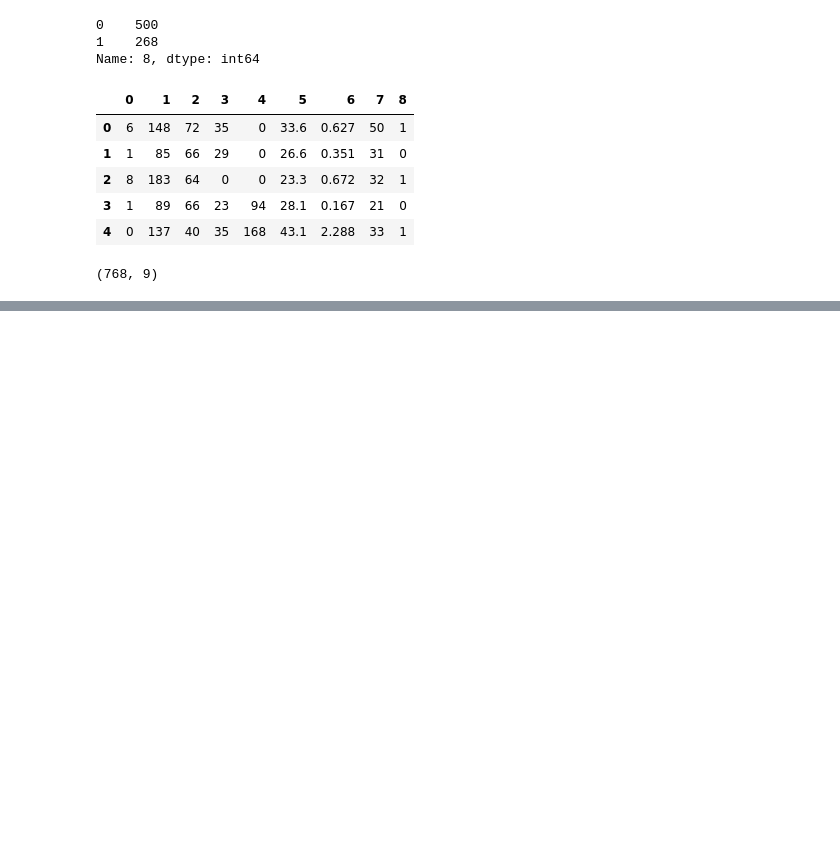
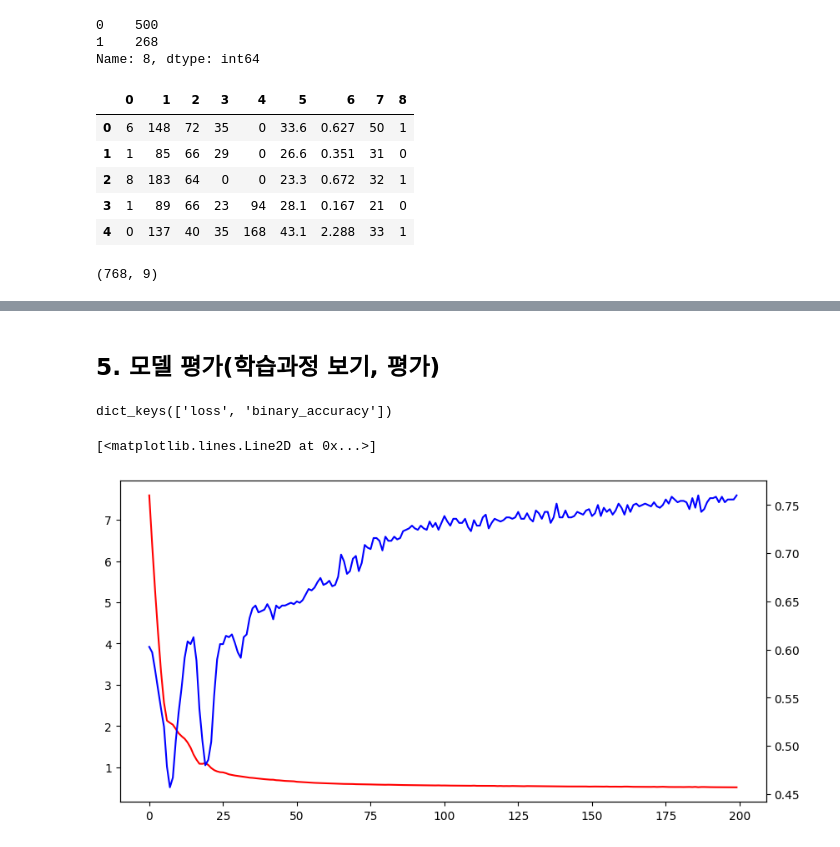
Before and after one commit to jangsh4752/ai_x, a Jupyter notebook: source/05_DeepLearning/06_피마인디언_당뇨병발병예측(로지스틱회귀분석=이진분류,분류분석).ipynb, the cells around one changed output, grey strips where cells are left out. Cells and saved outputs as stored; diff of their text form; code cells hidden in the pictures; blank space fills up the shorter version.

```diff
--- a/source/05_DeepLearning/06_피마인디언_당뇨병발병예측(로지스틱회귀분석=이진분류,분류분석).ipynb
+++ b/source/05_DeepLearning/06_피마인디언_당뇨병발병예측(로지스틱회귀분석=이진분류,분류분석).ipynb
@@ -73,9 +73,9 @@ dataset.shape
 (768, 9)
 # %%
 # 데이터 분할 : 학습데이터셋(모델학습용) + 시험데이터셋(모델평가용)
-X_train = dataset[:650, :-1]
-y_train = dataset[:650, -1]
-X_test = dataset[650:,:-1]
-y_test = dataset[650:, -1]
+X_train = dataset[:700, :-1]
+y_train = dataset[:700, -1]
+X_test = dataset[700:,:-1]
+y_test = dataset[700:, -1]
 X_train.shape, y_train.shape, X_test.shape, y_test.shape
 # %% [output]
@@ -82,0 +85,7 @@ X_train.shape, y_train.shape, X_test.shape, y_test.shape
+# %%
+model = Sequential()
+model.add(Input(shape=(8,)))
+model.add(Dense(units=32, activation='relu')) # Dense 층 쌓음 -> DNN
+model.add(Dense(units=16, activation='relu'))
+model.add(Dense(units=1,  activation='sigmoid'))
+model.summary()
@@ -82,0 +110,4 @@ X_train.shape, y_train.shape, X_test.shape, y_test.shape
+# %%
+model.compile(loss='binary_crossentropy',
+              optimizer='adam',
+              metrics=['binary_accuracy'])
@@ -82,0 +116,9 @@ X_train.shape, y_train.shape, X_test.shape, y_test.shape
+# %%
+%%time
+hist = model.fit(X_train, y_train, # 훈련데이터
+                 epochs=200, # 학습횟수
+                 batch_size=350, # 한 번에 읽어들이는 데이터 양
+#                  validation_data=(X_test, y_test), # 검증데이터
+#                  validation_split=0.1,
+                 verbose = 0 # 학습 로그 출력(0:출력X , 1: 출력O, 2: 출력 자세히)
+                )
@@ -82,0 +128,15 @@ X_train.shape, y_train.shape, X_test.shape, y_test.shape
+# %% [markdown]
+## 5. 모델 평가(학습과정 보기, 평가)
+# %%
+hist.history.keys()
+# %% [output]
+dict_keys(['loss', 'binary_accuracy'])
+# %%
+# 학습과정 표시(학습데이터에 대한 loss와 accuracy)
+fig, loss_ax = plt.subplots(figsize=(10, 5))
+loss_ax.plot(hist.history['loss'], 'r')
+acc_ax = loss_ax.twinx() # loss_ax와 x축을 공유하는 acc_ax
+acc_ax.plot(hist.history.get('binary_accuracy'), 'b')
+# %% [output]
+[<matplotlib.lines.Line2D at 0x...>]
+[figure, added]
```
Also changed, not shown: parts of 44 cells of this notebook, 8 other files.
